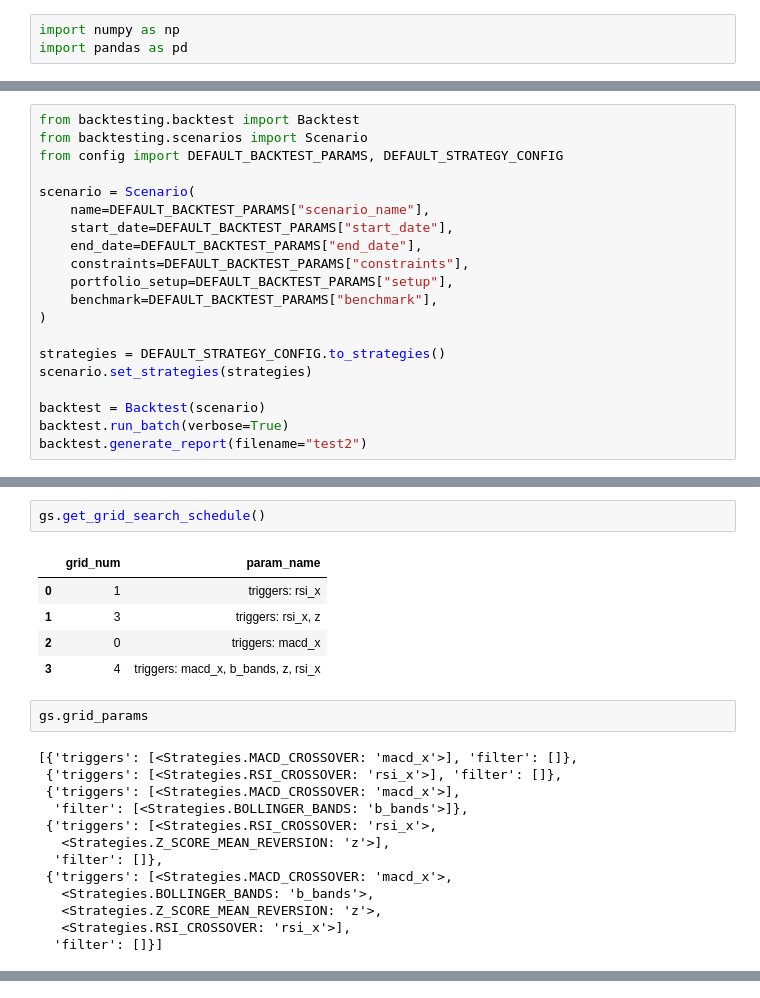
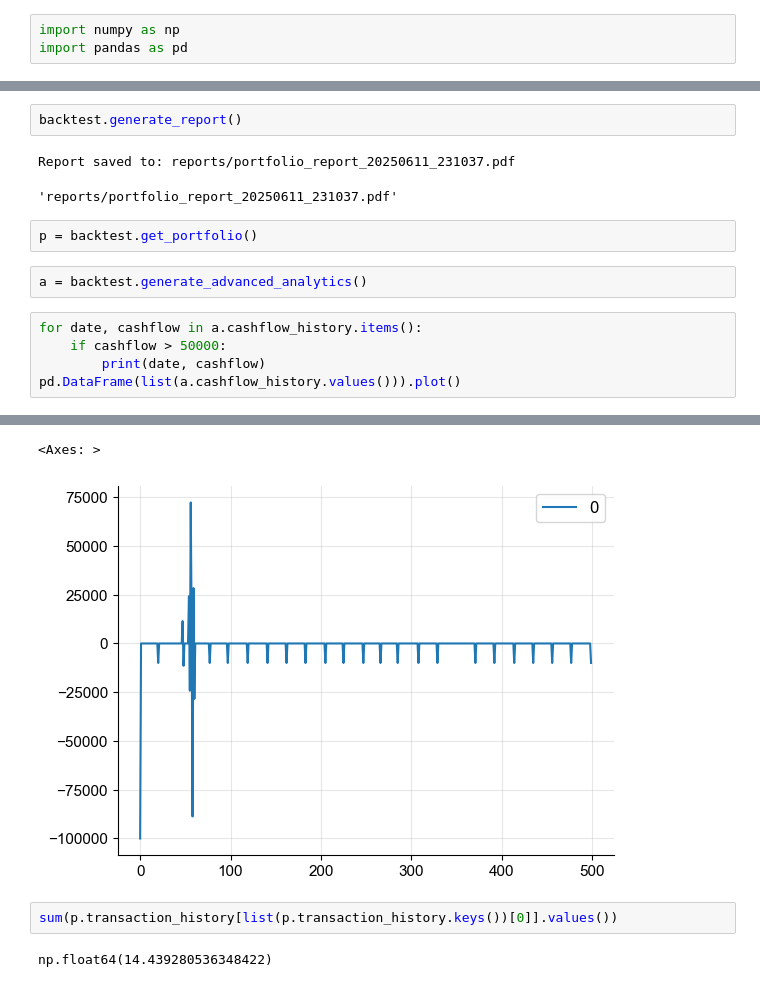
Before and after one commit to oodoriko/port, a Jupyter notebook: workbook.ipynb, the cells around one changed output, grey strips where cells are left out. Saved outputs shown, nothing was run; the diff lists cells and outputs as text.

```diff
--- a/workbook.ipynb
+++ b/workbook.ipynb
@@ -69,20 +49,0 @@ Report saved to: reports/test.pdf
-# %%
-from backtesting.backtest import Backtest
-from backtesting.scenarios import Scenario
-from config import DEFAULT_BACKTEST_PARAMS, DEFAULT_STRATEGY_CONFIG
-
-scenario = Scenario(
-    name=DEFAULT_BACKTEST_PARAMS["scenario_name"],
-    start_date=DEFAULT_BACKTEST_PARAMS["start_date"],
-    end_date=DEFAULT_BACKTEST_PARAMS["end_date"],
-    constraints=DEFAULT_BACKTEST_PARAMS["constraints"],
-    portfolio_setup=DEFAULT_BACKTEST_PARAMS["setup"],
-    benchmark=DEFAULT_BACKTEST_PARAMS["benchmark"],
-)
-
-strategies = DEFAULT_STRATEGY_CONFIG.to_strategies()
-scenario.set_strategies(strategies)
-
-backtest = Backtest(scenario)
-backtest.run_batch(verbose=True)
-backtest.generate_report(filename="test2")
@@ -133,23 +50,15 @@ gs.results_to_dataframe()
-# %%
-gs.get_grid_search_schedule()
-# %% [output]
-|  | grid_num | param_name |
-| 0 | 1 | triggers: rsi_x |
-| 1 | 3 | triggers: rsi_x, z |
-| 2 | 0 | triggers: macd_x |
-| 3 | 4 | triggers: macd_x, b_bands, z, rsi_x |
-# %%
-gs.grid_params
-# %% [output]
-[{'triggers': [<Strategies.MACD_CROSSOVER: 'macd_x'>], 'filter': []},
- {'triggers': [<Strategies.RSI_CROSSOVER: 'rsi_x'>], 'filter': []},
- {'triggers': [<Strategies.MACD_CROSSOVER: 'macd_x'>],
-  'filter': [<Strategies.BOLLINGER_BANDS: 'b_bands'>]},
- {'triggers': [<Strategies.RSI_CROSSOVER: 'rsi_x'>,
-   <Strategies.Z_SCORE_MEAN_REVERSION: 'z'>],
-  'filter': []},
- {'triggers': [<Strategies.MACD_CROSSOVER: 'macd_x'>,
-   <Strategies.BOLLINGER_BANDS: 'b_bands'>,
-   <Strategies.Z_SCORE_MEAN_REVERSION: 'z'>,
-   <Strategies.RSI_CROSSOVER: 'rsi_x'>],
-  'filter': []}]
+# %%
+backtest.generate_report()
+# %% [output]
+Report saved to: reports/portfolio_report_20250611_231037.pdf
+'reports/portfolio_report_20250611_231037.pdf'
+# %%
+p = backtest.get_portfolio()
+# %%
+a = backtest.generate_advanced_analytics()
+# %%
+for date, cashflow in a.cashflow_history.items():
+    if cashflow > 50000:
+        print(date, cashflow)
+pd.DataFrame(list(a.cashflow_history.values())).plot()
+# %% [output]
@@ -155,0 +66,6 @@ gs.grid_params
+<Axes: >
+[figure, added]
+# %%
+sum(p.transaction_history[list(p.transaction_history.keys())[0]].values())
+# %% [output]
+np.float64(14.439280536348422)
```
Also changed, not shown: parts of 13 cells of this notebook, 18 other files.
